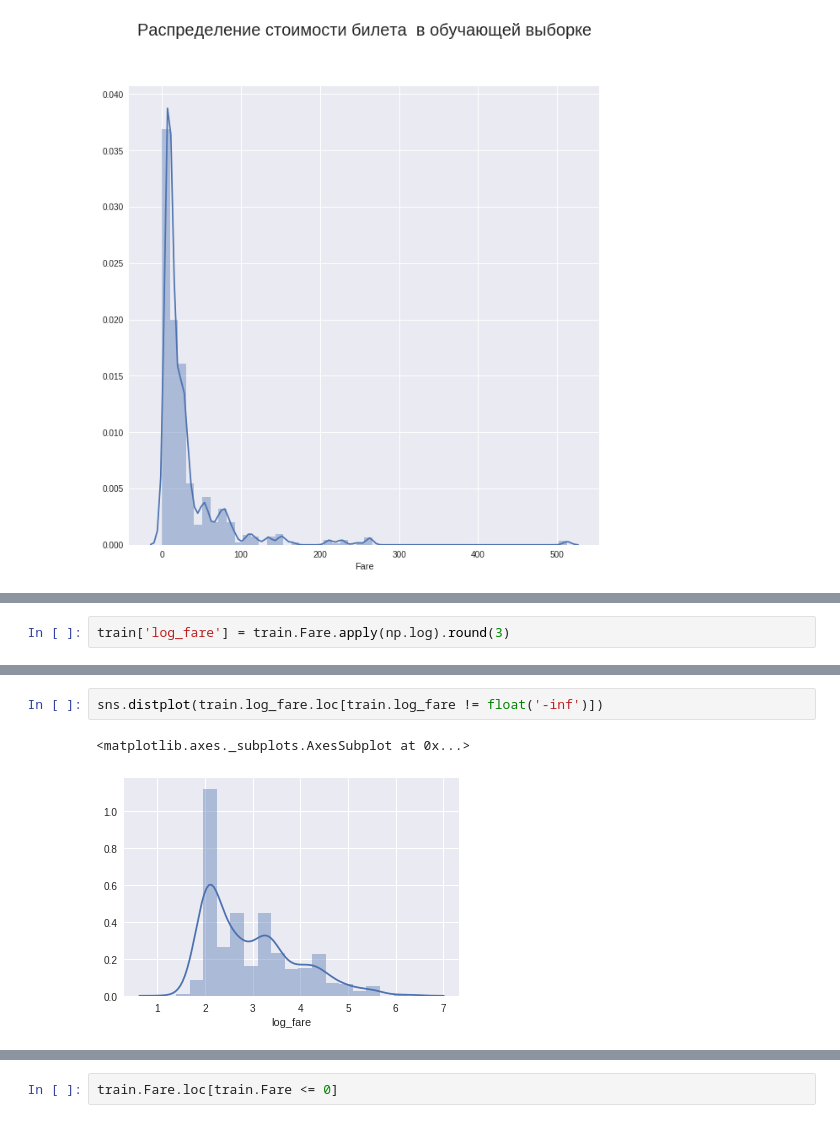
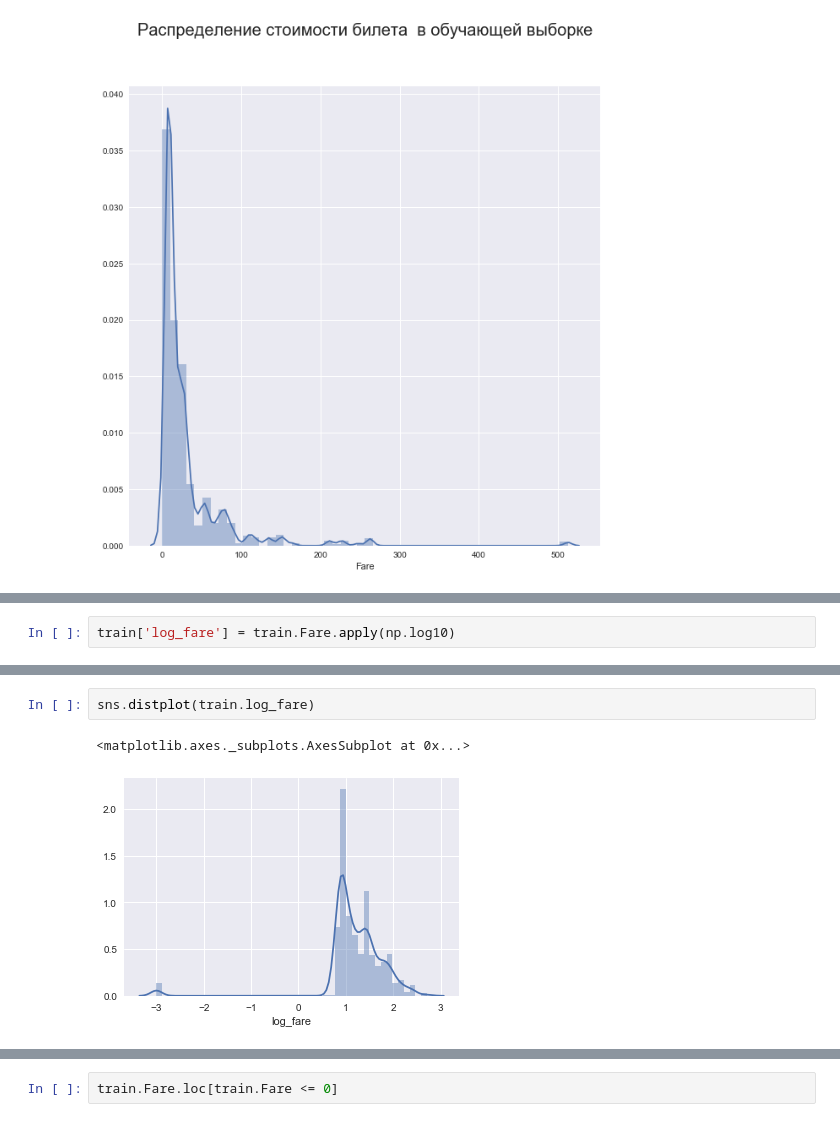
Before and after one commit to VokhmintcevKirill/ti-nic_competition2, a Jupyter notebook: Titanic_3.0.ipynb, the cells around one changed output, grey strips where cells are left out. Saved outputs shown, nothing was run; the diff lists cells and outputs as text.

Commit message:
Работа с Fare

```diff
--- a/Titanic_3.0.ipynb
+++ b/Titanic_3.0.ipynb
@@ -307,2 +346,2 @@ sns.distplot(test.Fare.loc[test.Fare.isnull() == False])
 # %%
-train['log_fare'] = train.Fare.apply(np.log).round(3)
+train['log_fare'] = train.Fare.apply(np.log10)
@@ -329,5 +348,5 @@ for elem in train.Fare:
 # %%
-sns.distplot(train.log_fare.loc[train.log_fare != float('-inf')])
+sns.distplot(train.log_fare)
 # %% [output]
 <matplotlib.axes._subplots.AxesSubplot at 0x...>
-[figure, old version]
+[figure, new version]
```
Also changed, not shown: parts of 17 cells of this notebook.
